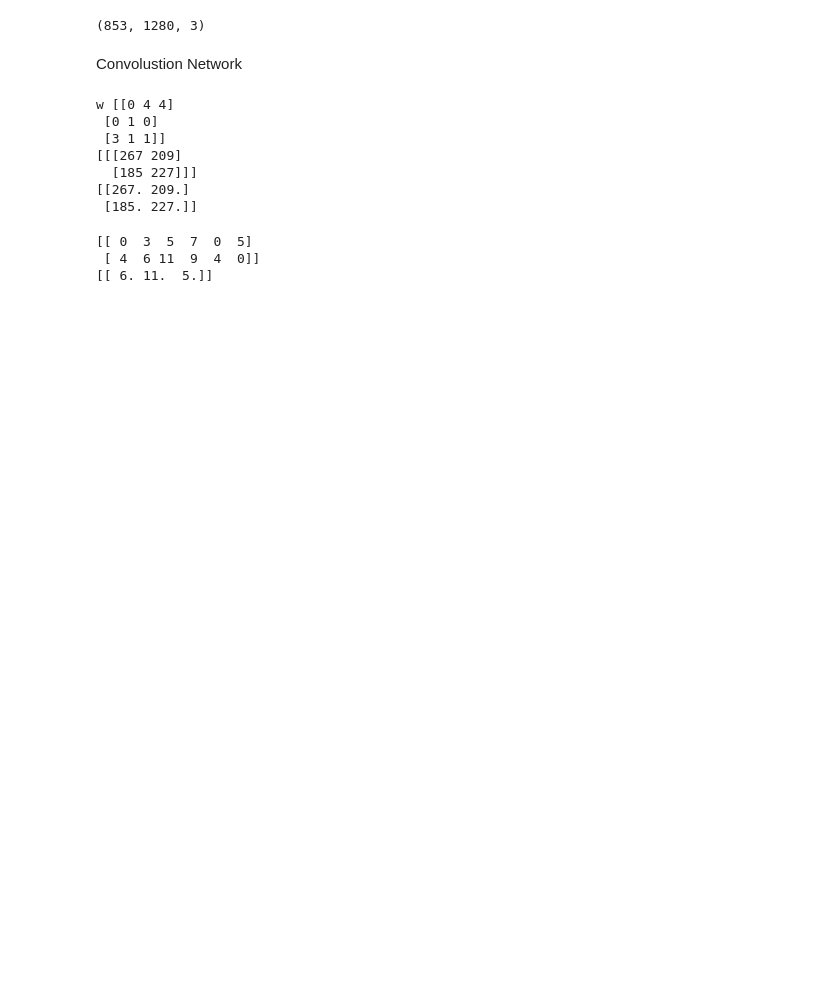
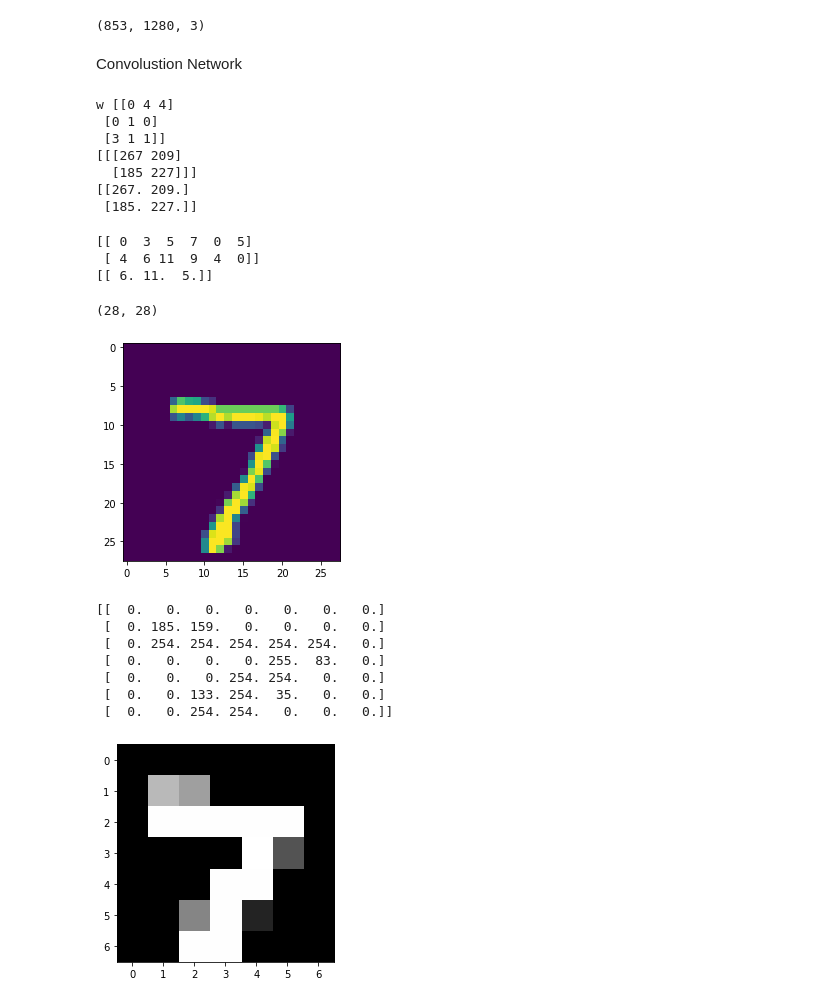
Before and after one commit to FIONA-Youkyung/Machin_Learining_Class, a Jupyter notebook: Untitled0.ipynb, the cells around one changed output. Cells and saved outputs as stored; diff of their text form; code cells hidden in the pictures; blank space fills up the shorter version.

```diff
--- a/Untitled0.ipynb
+++ b/Untitled0.ipynb
@@ -93,3 +97,33 @@ print(z)
 [[ 0  3  5  7  0  5]
  [ 4  6 11  9  4  0]]
 [[ 6. 11.  5.]]
+# %%
+# Mnist 데이터 로드
+# 손글씨 하나를 선택 (1,28,28) -> (28,28로 변환)
+# 선택된 이미지를  pyplot을 사용해서 출력
+image = load_mnist(normalize=False,flatten=False)
+image_final =image[1][0][0]
+image_final=image_final.reshape(28,28)
+print(image_final.shape)
+
+import matplotlib.pyplot as plt
+from matplotlib.image import imread
+
+plt.imshow(image_final)
+plt.show()
+
+z= pooling2d(image_final,4,4,4)
+print(z)
+plt.imshow(z,cmap='gray')
+plt.show()
+# %% [output]
+(28, 28)
+[figure, added]
+[[  0.   0.   0.   0.   0.   0.   0.]
+ [  0. 185. 159.   0.   0.   0.   0.]
+ [  0. 254. 254. 254. 254. 254.   0.]
+ [  0.   0.   0.   0. 255.  83.   0.]
+ [  0.   0.   0. 254. 254.   0.   0.]
+ [  0.   0. 133. 254.  35.   0.   0.]
+ [  0.   0. 254. 254.   0.   0.   0.]]
+[figure, added]
```
Also changed, not shown: parts of 2 cells of this notebook.
